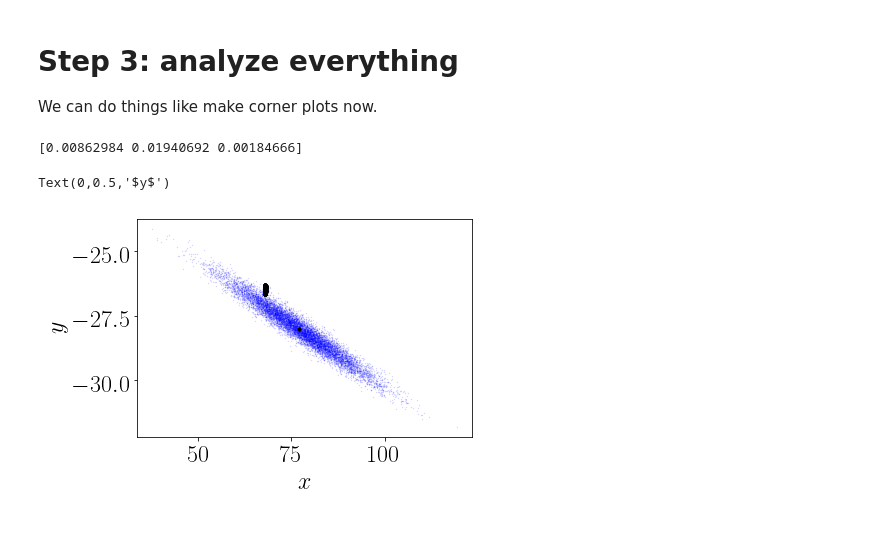
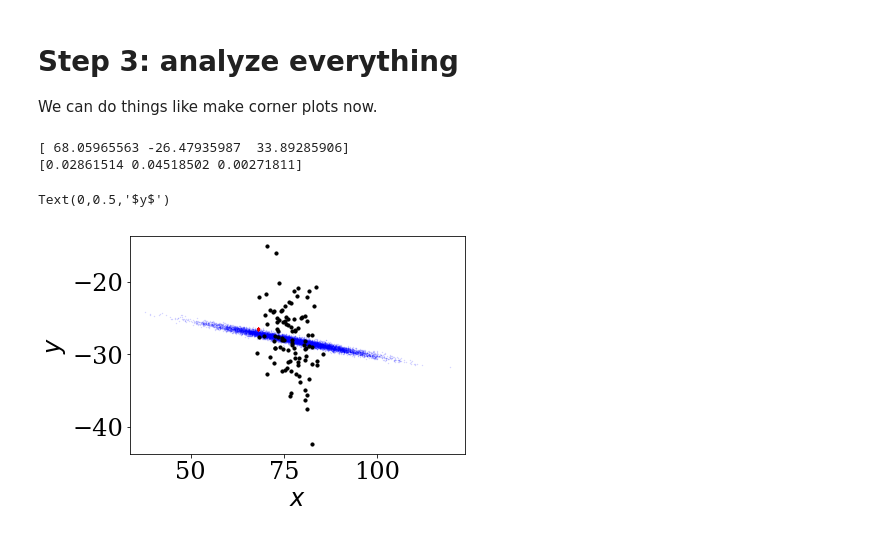
Before and after one commit to tmcclintock/ReconstructionSampling, a Jupyter notebook: notebooks/Using the ART Sampler 2: multidimensional electric boogaloo.ipynb, the cells around one changed output. Drawn from its saved outputs; the diff is of its cells as text; code cells hidden in the pictures.

Commit message:
The sampler is very sensitive to the initial choices of points. Saving for now to make a new branch.

```diff
--- a/notebooks/Using the ART Sampler 2: multidimensional electric boogaloo.ipynb
+++ b/notebooks/Using the ART Sampler 2: multidimensional electric boogaloo.ipynb
@@ -14,7 +14,7 @@ import corner
 np.random.seed(420)
 # %%
 #Plot configurations
-plt.rc("text", usetex=True)
+#plt.rc("text", usetex=True)
 plt.rc("font", size=24, family="serif")
 # %% [markdown]
 ## Step 0: define a true distribution
@@ -126,16 +122,18 @@ We can do things like make corner plots now.
 # %%
 training_points = sampler.get_training_points()
 plt.scatter(training_points[:,0], training_points[:,1], c='k', s=10, zorder=1)
 
 samples = sampler.get_chain().T
-#plt.scatter(samples[0], samples[1], marker='.', c='r', alpha=0.2, s=0.5, zorder=0)
+plt.scatter(samples[0], samples[1], marker='.', c='r', alpha=0.2, s=0.5, zorder=0)
+print(np.mean(samples, 1))
 print(np.std(samples, 1))
 
 plt.scatter(true_samples[0], true_samples[1], marker='.', c='b', alpha=0.2, s=0.5, zorder=-1)
 plt.xlabel(r"$x$")
 plt.ylabel(r"$y$")
 #plt.savefig("truth_vs_artsamples_and_training_points.png", dpi=300, bbox_inches="tight")
 # %% [output]
-[0.00862984 0.01940692 0.00184666]
+[ 68.05965563 -26.47935987  33.89285906]
+[0.02861514 0.04518502 0.00271811]
 Text(0,0.5,'$y$')
-[figure, old version]
+[figure, new version]
```
Also changed, not shown: parts of 7 cells of this notebook, 1 other file.
